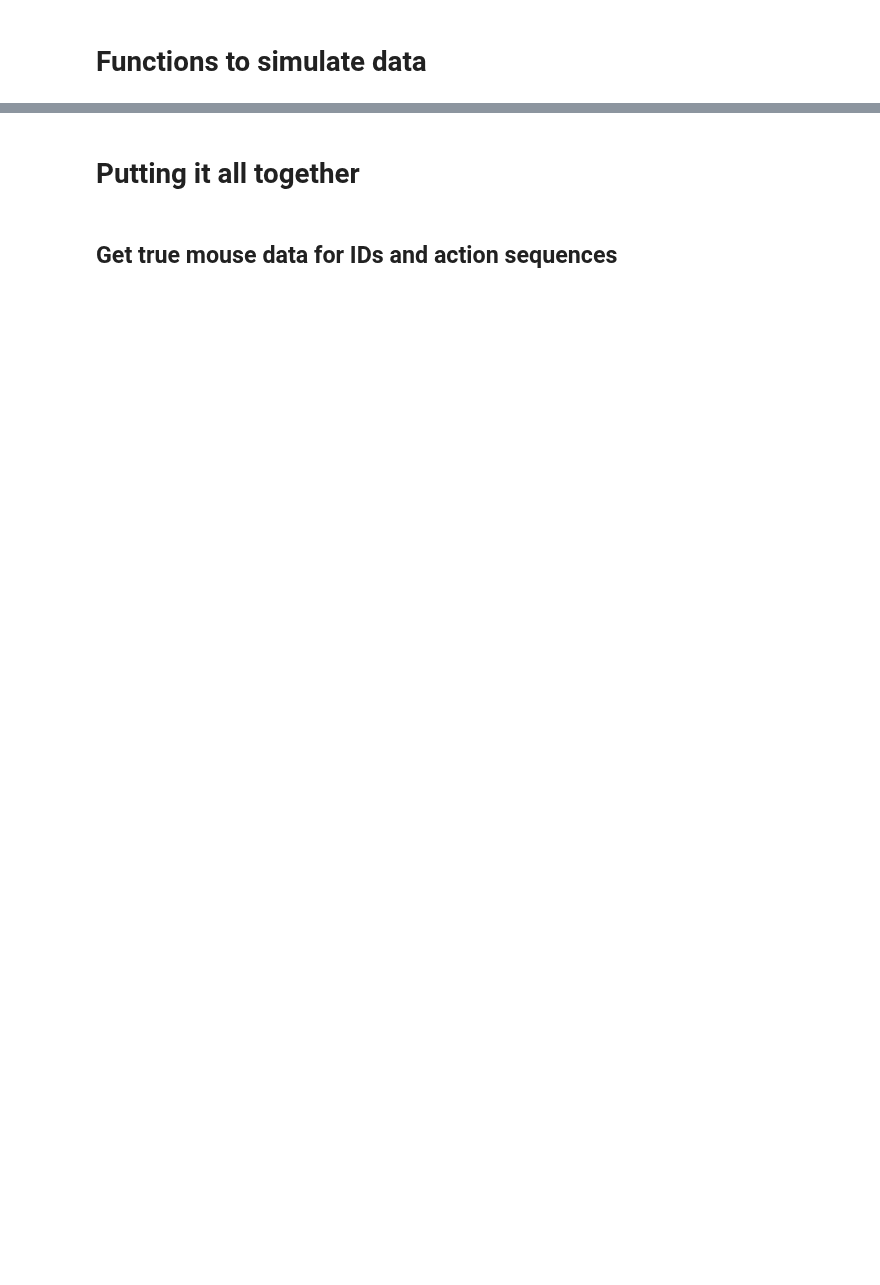
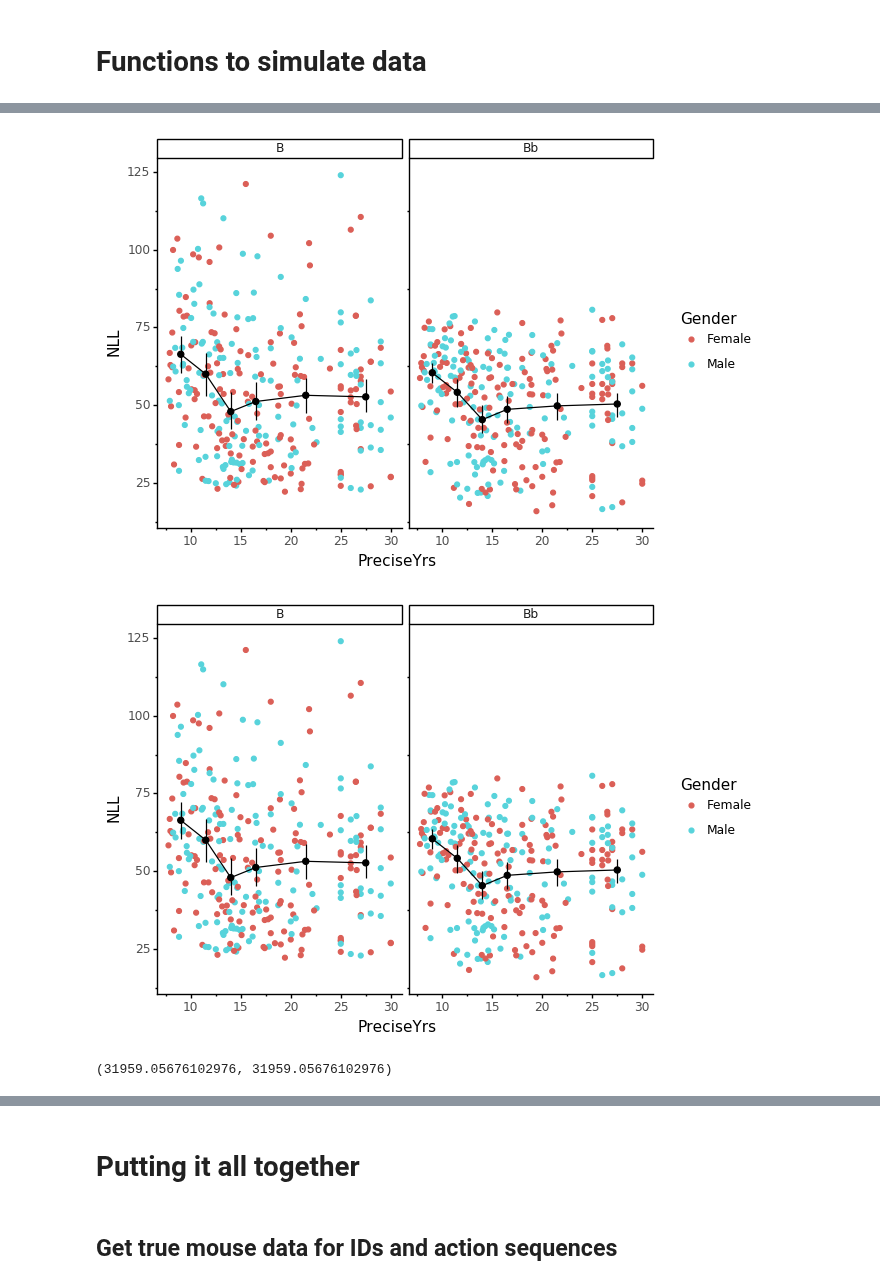
Before and after one commit to MariaEckstein/SLCN, a Jupyter notebook: models/SimulateMouseBehavior.ipynb, the cells around one changed output, grey strips where cells are left out. Drawn from its saved outputs; the diff is of its cells as text; code cells hidden in the pictures; blank space fills up the shorter version.

Commit message:
calculate trialwise NLLs for each participant for each model (including pure Bayesian inference without free parameters)

```diff
--- a/models/SimulateMouseBehavior.ipynb
+++ b/models/SimulateMouseBehavior.ipynb
@@ -10,5 +6,5 @@ import numpy as np
 import os
 import pandas as pd
 import plotnine as gg
+gg.theme_set(gg.theme_classic)
 import scipy
-gg.theme_set(gg.theme_bw)
@@ -268,0 +510,26 @@ array([0, 1, 0, 0, 1, 1, 1, 0, 1, 1, 0, 0, 1, 0, 1, 1, 1, 0, 1, 1, 1, 1,
+# %%
+# Putting it all together
+ages_file_dir = "C:/Users/maria/MEGAsync/SLCNdata/SLCNinfo2.csv"
+ages = pd.read_csv(ages_file_dir)
+ages = ages.rename({'ID': 'sID'}, axis=1)
+ages.Gender = ages.Gender.replace({2: 'Female', 1: 'Male'})
+ages['age_group'] = make_groups(ages, 'PreciseYrs')
+ages['age_group_'] = ages.age_group.replace({'25%': 9, '50%': 11.5, '75%': 14, '100%': 16.5, 'UCB': 21.5, 'Adult': 27.5}).astype(float)
+ages
+
+hum_data_path = "C:/Users/maria/MEGAsync/SLCNdata/ProbSwitch/"
+fitted_param_path = "C:/Users/maria/MEGAsync/SLCN/PShumanData/fitting/new_ML_models/MCMC/clustermodels"
+
+NLL_model_names = (
+#     'RLab', 'RLabc', 'RLabcp', 'RLabcpn', 'RLabcpnx', 'RLabnp2',
+    'B', 'Bb', #'Bbp', 'Bbpr', 'Bbspr'
+)
+NLLs = pd.DataFrame({'sID': ages.sID, 'NLL': 0})
+for model_name in NLL_model_names:
+    print(model_name)
+    NLL = NLL_from_data_and_params(fitted_param_path, hum_data_path, model_name)
+    NLLs = NLLs.merge(NLL, on='sID', suffixes=("", "_{}".format(model_name)))
+
+NLLs = NLLs.drop('NLL', axis=1)
+NLLs = NLLs.rename(columns={'NLL_{}'.format(n): n for n in NLL_model_names})
+NLLs
@@ -268,0 +539,6 @@ array([0, 1, 0, 0, 1, 1, 1, 0, 1, 1, 0, 0, 1, 0, 1, 1, 1, 0, 1, 1, 1, 1,
+# %%
+NLLs_l = pd.melt(NLLs,
+                 value_vars=NLL_model_names,
+                 id_vars=('sID'), var_name='model_name', value_name='NLL')
+NLLs_l = NLLs_l.merge(ages)
+NLLs_l
@@ -269 +559,23 @@ array([0, 1, 0, 0, 1, 1, 1, 0, 1, 1, 0, 0, 1, 0, 1, 1, 1, 0, 1, 1, 1, 1,
+# %%
+g = (gg.ggplot(NLLs_l, gg.aes(y='NLL'))
+ + gg.geom_point(gg.aes('PreciseYrs', color='Gender'))
+ + gg.stat_summary(gg.aes('age_group_'))
+ + gg.stat_summary(gg.aes('age_group_'), geom="line")
+ + gg.facet_wrap('~ model_name')
+)
+g.save(os.path.join("C:/Users/maria/MEGAsync/SLCNdata/ProbSwitch/Plots", "h_age_NLL.png"), width=10, height=8)
+g.draw()
+# %% [output]
+[figure, added]
+[figure, added]
+# %%
+NLL = np.sum(NLLs.B)
+n_params = 0
+n_trials = 120
+
+AIC = 2 * n_params + 2 * NLL
+BIC = np.log(n_trials) * n_params + 2 * NLL
+AIC, BIC
+# %% [output]
+(31959.05676102976, 31959.05676102976)
 # %%
```
Also changed, not shown: parts of 24 cells of this notebook, 2 other files.
